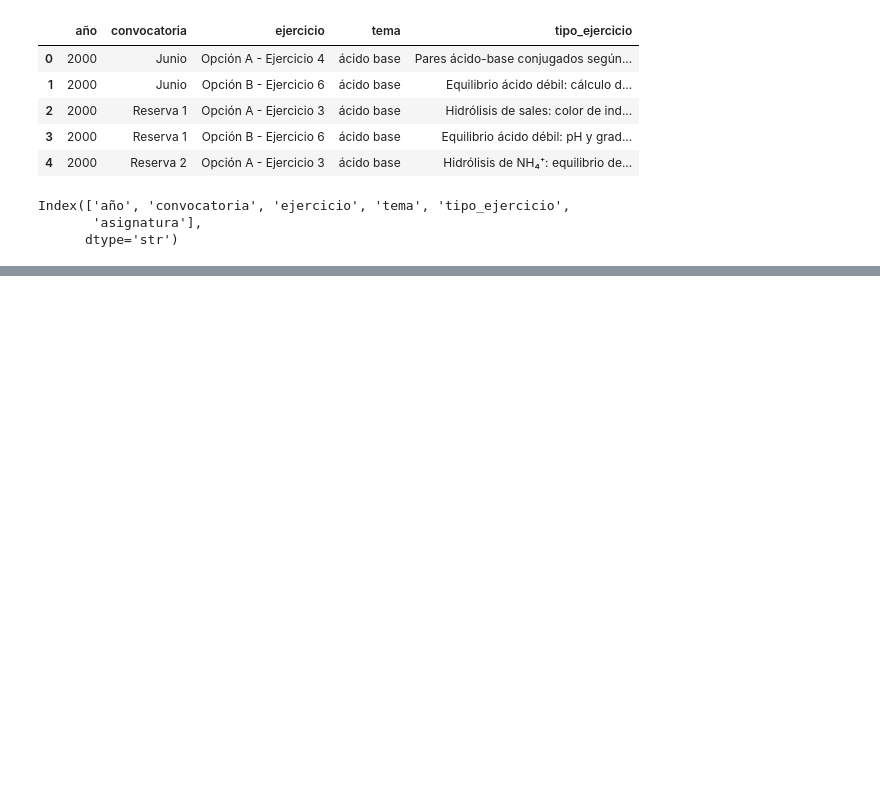
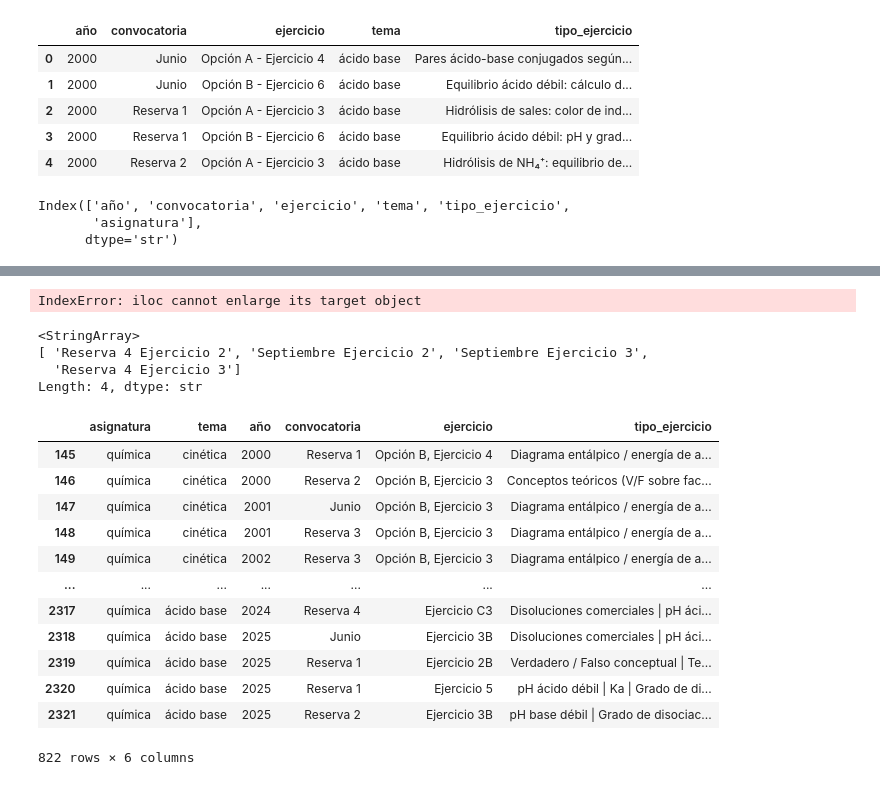
Before and after one commit to chusk2/exercises_classifier, a Jupyter notebook: clasificaciones/classifications.ipynb, the cells around one changed output, grey strips where cells are left out. Cells and saved outputs as stored; diff of their text form; code cells hidden in the pictures; blank space fills up the shorter version.

```diff
--- a/clasificaciones/classifications.ipynb
+++ b/clasificaciones/classifications.ipynb
@@ -127,0 +216,45 @@ df = df.loc[:, cols]
+# %%
+db_df.convocatoria = db_df.convocatoria.str.replace("Reserva1", "Reserva 1")
+# %%
+subset = db_df[db_df.convocatoria.str.contains("Ejercicio")]
+for index, row in subset.iterrows():
+    conv_ejercicio = " ".join(row["convocatoria"].split(" ")[-2:])
+    row["ejercicio"] = f"{row["ejercicio"]}, {conv_ejercicio}"
+# %% [output]
+IndexError: iloc cannot enlarge its target object
+# %%
+subset.convocatoria.unique()
+# %% [output]
+<StringArray>
+[ 'Reserva 4 Ejercicio 2', 'Septiembre Ejercicio 2', 'Septiembre Ejercicio 3',
+  'Reserva 4 Ejercicio 3']
+Length: 4, dtype: str
+# %%
+key_cols = ["asignatura", "tema", "año", "convocatoria", "ejercicio"]
+
+merged = db_df.merge(
+    df[key_cols + ["tipo_ejercicio"]],
+    on=key_cols,
+    how="outer",
+    suffixes=("_db", "_new")
+)
+# %%
+merged = merged.rename(columns={"tipo_ejercicio_new" : "tipo_ejercicio"})
+# %%
+merged.drop("tipo_ejercicio_db", axis=1, inplace = True)
+# %%
+merged[~merged.tipo_ejercicio.isna()]
+# %% [output]
+|  | asignatura | tema | año | convocatoria | ejercicio | tipo_ejercicio |
+| 145 | química | cinética | 2000 | Reserva 1 | Opción B, Ejercicio 4 | Diagrama entálpico / energía de a... |
+| 146 | química | cinética | 2000 | Reserva 2 | Opción B, Ejercicio 3 | Conceptos teóricos (V/F sobre fac... |
+| 147 | química | cinética | 2001 | Junio | Opción B, Ejercicio 3 | Diagrama entálpico / energía de a... |
+| 148 | química | cinética | 2001 | Reserva 3 | Opción B, Ejercicio 3 | Diagrama entálpico / energía de a... |
+| 149 | química | cinética | 2002 | Reserva 3 | Opción B, Ejercicio 3 | Diagrama entálpico / energía de a... |
+| ... | ... | ... | ... | ... | ... | ... |
+| 2317 | química | ácido base | 2024 | Reserva 4 | Ejercicio C3 | Disoluciones comerciales | pH áci... |
+| 2318 | química | ácido base | 2025 | Junio | Ejercicio 3B | Disoluciones comerciales | pH áci... |
+| 2319 | química | ácido base | 2025 | Reserva 1 | Ejercicio 2B | Verdadero / Falso conceptual | Te... |
+| 2320 | química | ácido base | 2025 | Reserva 1 | Ejercicio 5 | pH ácido débil | Ka | Grado de di... |
+| 2321 | química | ácido base | 2025 | Reserva 2 | Ejercicio 3B | pH base débil | Grado de disociac... |
+822 rows × 6 columns
```
Also changed, not shown: parts of 45 cells of this notebook, 10 other files.
